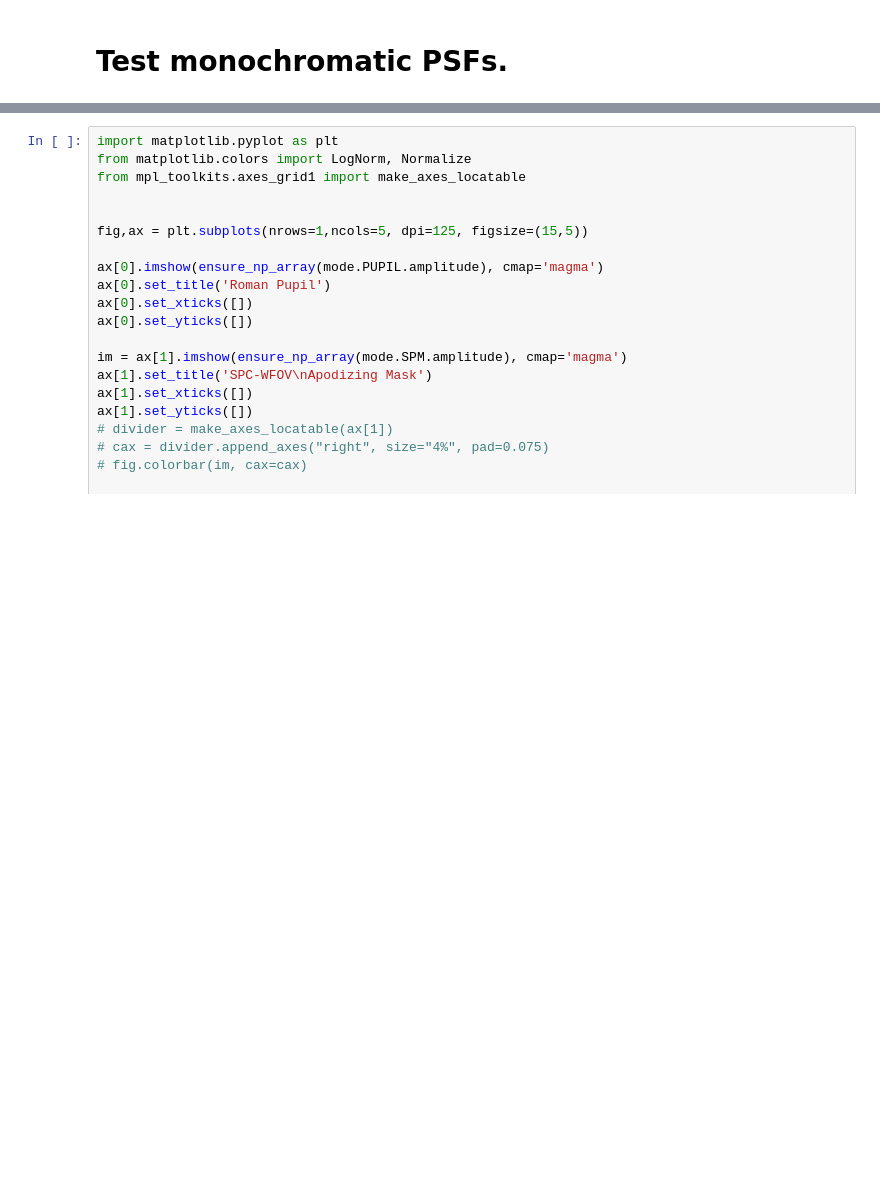
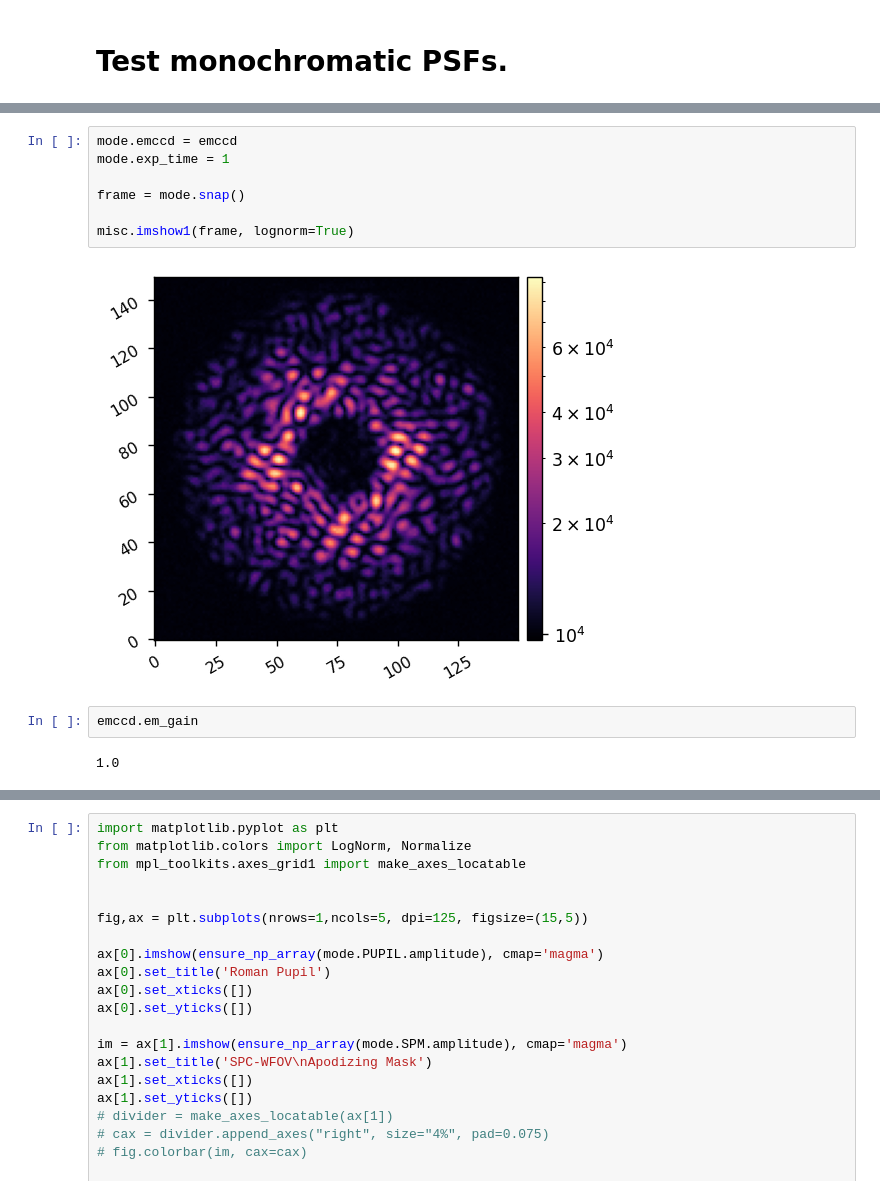
Before and after one commit to kian1377/cgi_phasec_poppy, a Jupyter notebook: example-notebooks/poppy_spc_wide_tests.ipynb, the cells around one changed output, grey strips where cells are left out. Drawn from its saved outputs; the diff is of its cells as text; blank space fills up the shorter version.

```diff
--- a/example-notebooks/poppy_spc_wide_tests.ipynb
+++ b/example-notebooks/poppy_spc_wide_tests.ipynb
@@ -88,0 +130,13 @@ $0.1 \; \mathrm{}$
+# %%
+mode.emccd = emccd
+mode.exp_time = 1
+
+frame = mode.snap()
+
+misc.imshow1(frame, lognorm=True)
+# %% [output]
+[figure, added]
+# %%
+emccd.em_gain
+# %% [output]
+1.0
```
Also changed, not shown: parts of 15 cells of this notebook, 17 other files.
